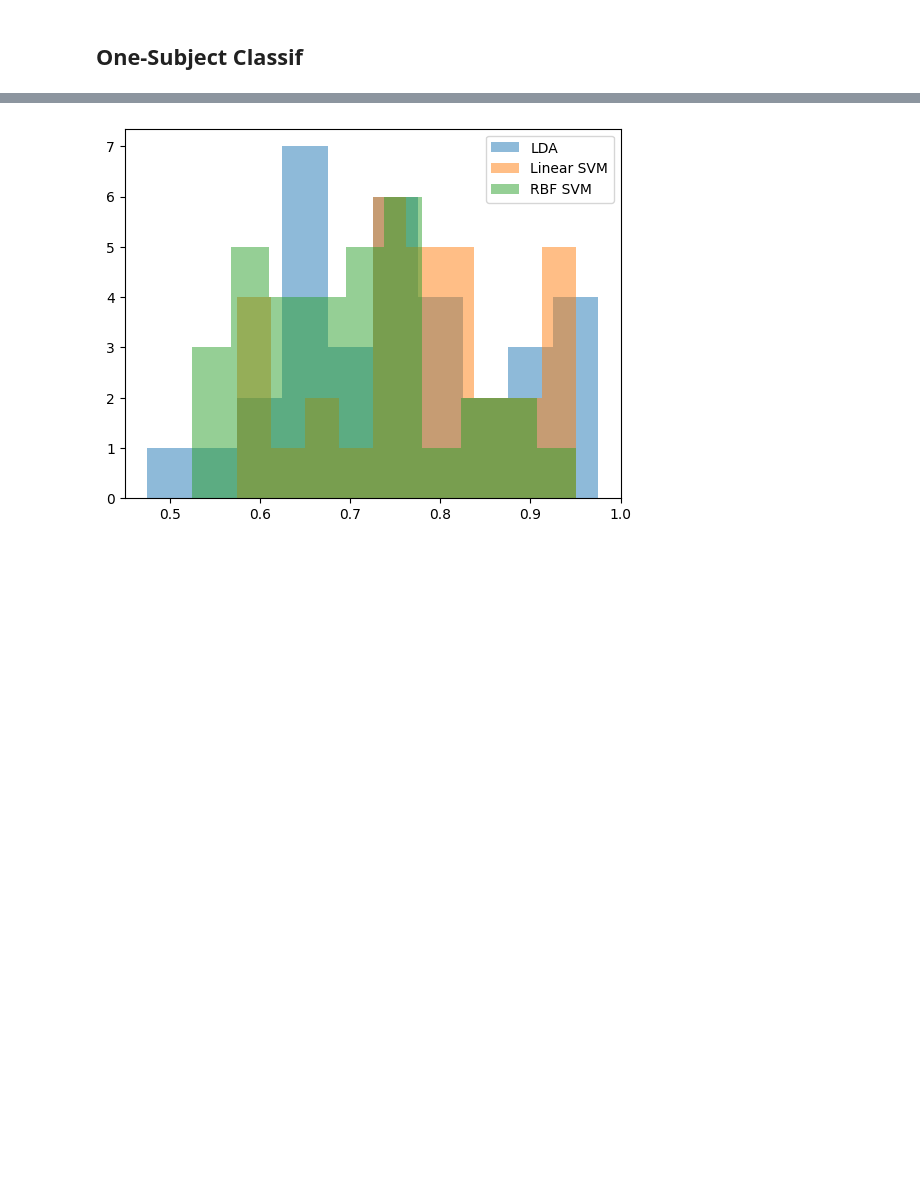
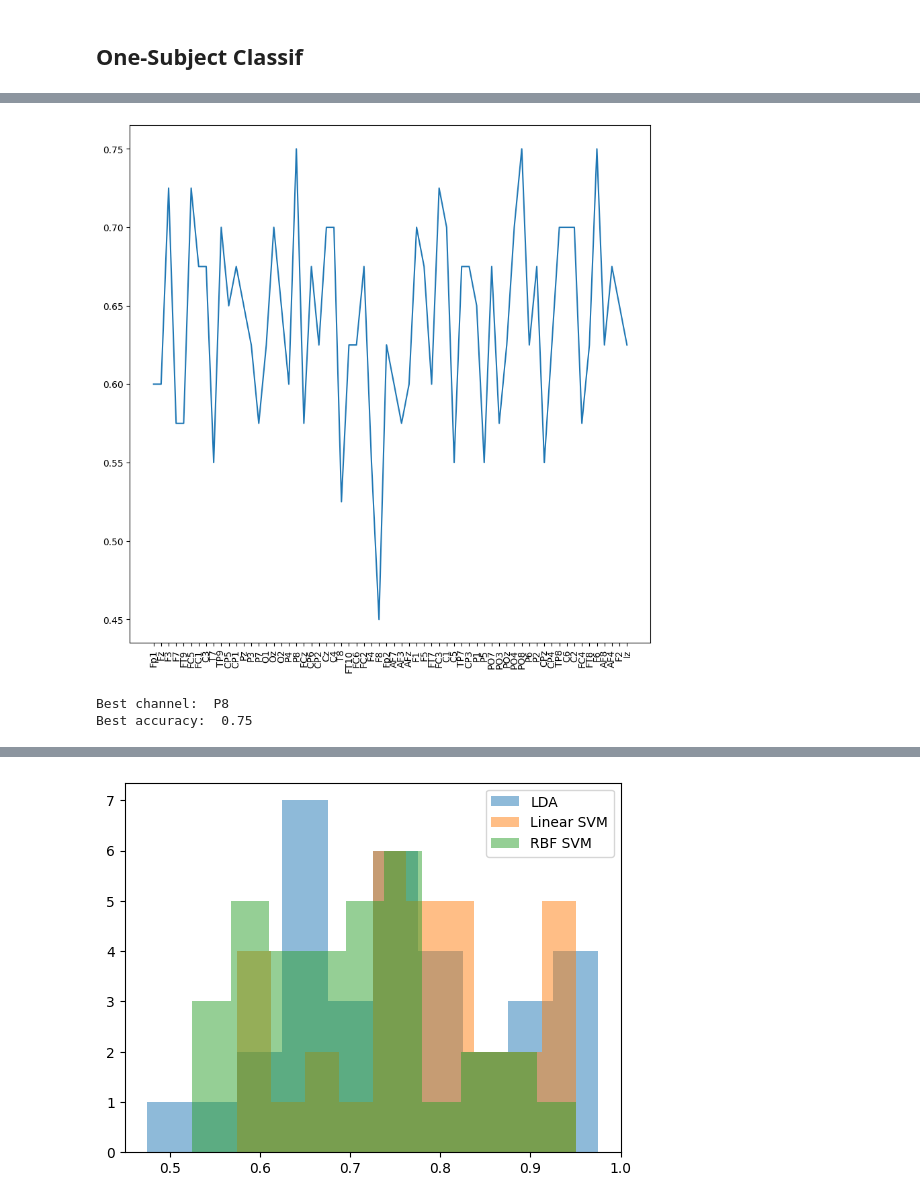
Before and after one commit to Aurelien-Stumpf-Mascles/BCI_Classification, a Jupyter notebook: experiments/eeg_classification_one_subject_braccio.ipynb, the cells around one changed output, grey strips where cells are left out. Drawn from its saved outputs; the diff is of its cells as text; code cells hidden in the pictures; blank space fills up the shorter version.

```diff
--- a/experiments/eeg_classification_one_subject_braccio.ipynb
+++ b/experiments/eeg_classification_one_subject_braccio.ipynb
@@ -147 +247,14 @@ dict_channels_ordered = dict(sorted(dict_channels.items()))
+# %%
+plt.figure(figsize=(10,10))
+plt.plot(np.max(accs, axis=1))
+# put channel names on x-axis
+plt.xticks(np.arange(64), list_all_ch_names, rotation=90)
+plt.show()
+
+print("Best channel: ", list_all_ch_names[np.argmax(np.max(accs, axis=1))])
+print("Best accuracy: ", np.max(np.max(accs, axis=1)))
+# %% [output]
+[figure, added]
+Best channel:  P8
+Best accuracy:  0.75
 # %%
```
Also changed, not shown: parts of 13 cells of this notebook, 2 other files.
